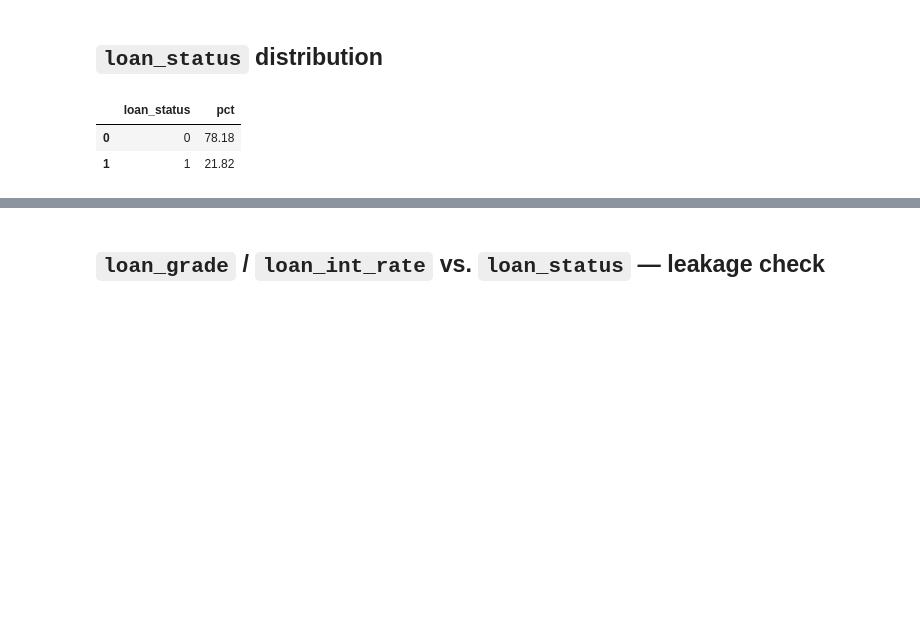
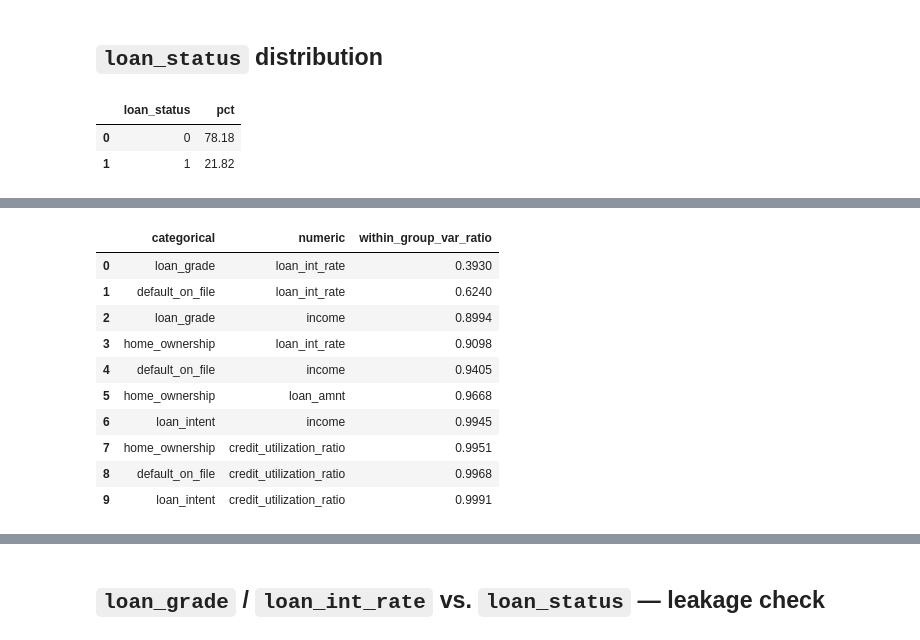
Before and after one commit to CaoThien1402/credit-risk-pipeline, a Jupyter notebook: notebooks/01_eda.ipynb, the cells around one changed output, grey strips where cells are left out. Saved outputs shown, nothing was run; the diff lists cells and outputs as text; code cells hidden in the pictures; blank space fills up the shorter version.

```diff
--- a/notebooks/01_eda.ipynb
+++ b/notebooks/01_eda.ipynb
@@ -136,0 +155,23 @@ status_df
+# %%
+categorical_cols = ['loan_intent', 'loan_grade', 'home_ownership', 'default_on_file', 'country']
+
+separation_scan = []
+for col in categorical_cols:
+    rates = df.groupby(col)['loan_status'].mean() * 100
+    separation_scan.append({
+        'column': col,
+        'n_groups': rates.shape[0],
+        'min_default_pct': round(rates.min(), 2),
+        'max_default_pct': round(rates.max(), 2),
+        'spread': round(rates.max() - rates.min(), 2),
+    })
+
+separation_df = pd.DataFrame(separation_scan).sort_values('spread', ascending=False).reset_index(drop=True)
+
+fig_separation = px.bar(
+    separation_df, x='column', y='spread',
+    title='Default-rate spread (max - min) per categorical column',
+    labels={'spread': 'spread in % default across groups'},
+)
+fig_separation.show()
+separation_df
@@ -136,0 +185,29 @@ status_df
+# %%
+numeric_cols = ['loan_amnt', 'loan_int_rate', 'loan_percent_income',
+                'debt_to_income_ratio', 'income', 'credit_utilization_ratio']
+
+variance_scan = []
+for cat_col in categorical_cols:
+    for num_col in numeric_cols:
+        overall_var = df[num_col].var()
+        within_group_var = df.groupby(cat_col)[num_col].var().mean()
+        ratio = within_group_var / overall_var if overall_var else float('nan')
+        variance_scan.append({
+            'categorical': cat_col, 'numeric': num_col,
+            'within_group_var_ratio': round(ratio, 4),
+        })
+
+variance_df = pd.DataFrame(variance_scan).sort_values('within_group_var_ratio').reset_index(drop=True)
+variance_df.head(10)
+# %% [output]
+|  | categorical | numeric | within_group_var_ratio |
+| 0 | loan_grade | loan_int_rate | 0.3930 |
+| 1 | default_on_file | loan_int_rate | 0.6240 |
+| 2 | loan_grade | income | 0.8994 |
+| 3 | home_ownership | loan_int_rate | 0.9098 |
+| 4 | default_on_file | income | 0.9405 |
+| 5 | home_ownership | loan_amnt | 0.9668 |
+| 6 | loan_intent | income | 0.9945 |
+| 7 | home_ownership | credit_utilization_ratio | 0.9951 |
+| 8 | default_on_file | credit_utilization_ratio | 0.9968 |
+| 9 | loan_intent | credit_utilization_ratio | 0.9991 |
```
Also changed, not shown: parts of 4 cells of this notebook.
